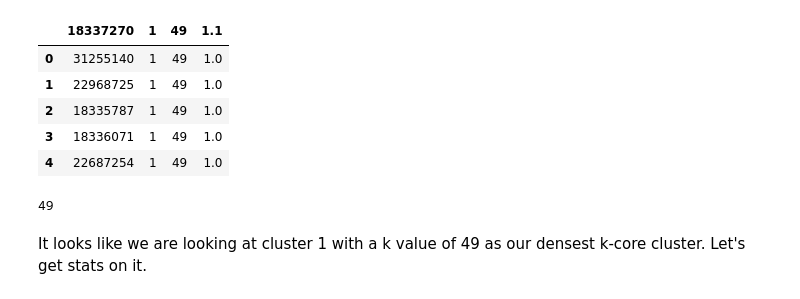
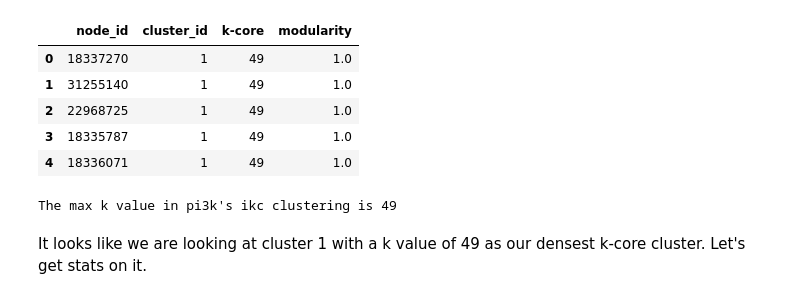
Before and after one commit to vikramr2/bdid-metrics, a Jupyter notebook: analysis/pi3k/analyze_pi3k.ipynb, the cells around one changed output. Saved outputs shown, nothing was run; the diff lists cells and outputs as text; code cells hidden in the pictures.

```diff
--- a/analysis/pi3k/analyze_pi3k.ipynb
+++ b/analysis/pi3k/analyze_pi3k.ipynb
@@ -45,22 +45,30 @@ First we collect an IKC-30 clustering. Then, we need to find the most dense clus
 # %%
 import pandas as pd
 
 
-pi3k_k_vals = pd.read_csv('/shared/pubmed/data/pi3k_pubmed_ikc30.csv')
+pi3k_k_vals = pd.read_csv(
+    '/shared/pubmed/data/pi3k_pubmed_ikc30.csv',
+    header=None,
+    names=[
+        'node_id',
+        'cluster_id',
+        'k-core',
+        'modularity'
+    ])
 pi3k_k_vals.head()
 # %% [output]
-|  | 18337270 | 1 | 49 | 1.1 |
-| 0 | 31255140 | 1 | 49 | 1.0 |
-| 1 | 22968725 | 1 | 49 | 1.0 |
-| 2 | 18335787 | 1 | 49 | 1.0 |
-| 3 | 18336071 | 1 | 49 | 1.0 |
-| 4 | 22687254 | 1 | 49 | 1.0 |
+|  | node_id | cluster_id | k-core | modularity |
+| 0 | 18337270 | 1 | 49 | 1.0 |
+| 1 | 31255140 | 1 | 49 | 1.0 |
+| 2 | 22968725 | 1 | 49 | 1.0 |
+| 3 | 18335787 | 1 | 49 | 1.0 |
+| 4 | 18336071 | 1 | 49 | 1.0 |
 # %%
 # Get the maximum value in column 3
 max_k = pi3k_k_vals.iloc[:, 2].max()
-print(max_k)
+print(f'The max k value in pi3k\'s ikc clustering is {max_k}')
 # %% [output]
-49
+The max k value in pi3k's ikc clustering is 49
 # %% [markdown]
 It looks like we are looking at cluster 1 with a k value of 49 as our densest k-core cluster. Let's get stats on it.
 # %%
```
Also changed, not shown: parts of 14 cells of this notebook.
